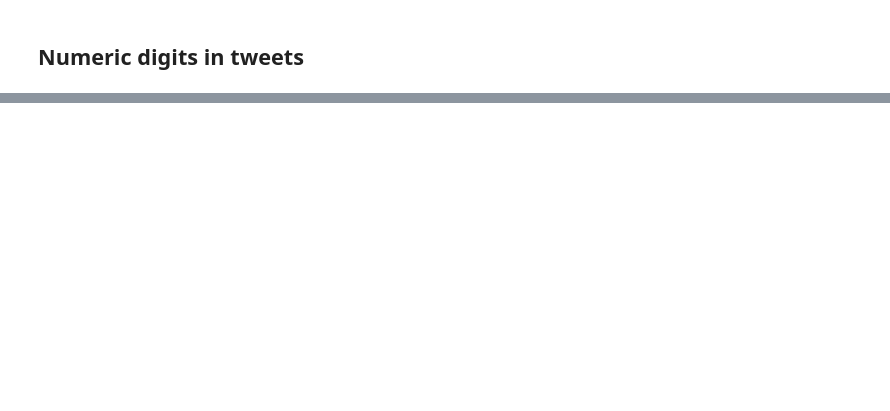
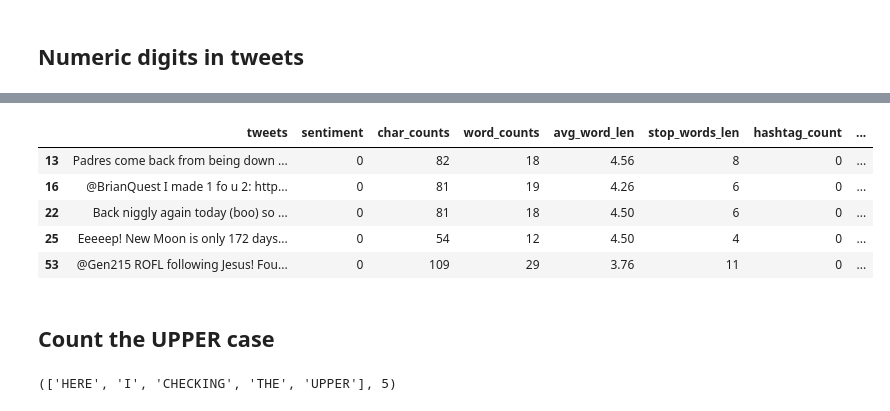
Before and after one commit to udityamerit/Natural-Language-Processing-Mastery-in-Python, a Jupyter notebook: 05 Complete Text Processing In NLP/Complete Text Processing.ipynb, the cells around one changed output, grey strips where cells are left out. Cells and saved outputs as stored; diff of their text form; code cells hidden in the pictures; blank space fills up the shorter version.

```diff
--- a/05 Complete Text Processing In NLP/Complete Text Processing.ipynb
+++ b/05 Complete Text Processing In NLP/Complete Text Processing.ipynb
@@ -136,3 +136,6 @@ df.sample(5)
 | 1990 | I FEEL SO..... REPLACED. | 0 | 21 | 4 | 5.25 | 1 | 0 | ... |
 # %% [markdown]
 ## Numeric digits in tweets
+# %%
+x = 'I want coupon code for the product ABC2345RT and XYZ43256YT. i need 20 pcs of all the items.'
+re.findall(r'\b\d+\b', x)  # this is tells you to find the only numeric digits
@@ -138,0 +144,3 @@ df.sample(5)
+# %%
+df['numeric_counts'] = df['tweets'].apply(lambda x: len(re.findall(r'\b\d+\b', x)))
+df.sample(5)
@@ -138,0 +154,17 @@ df.sample(5)
+# %%
+df[df['numeric_counts']>0].head()
+# %% [output]
+|  | tweets | sentiment | char_counts | word_counts | avg_word_len | stop_words_len | hashtag_count | ... |
+| 13 | Padres come back from being down ... | 0 | 82 | 18 | 4.56 | 8 | 0 | ... |
+| 16 | @BrianQuest I made 1 fo u 2: http... | 0 | 81 | 19 | 4.26 | 6 | 0 | ... |
+| 22 | Back niggly again today (boo) so ... | 0 | 81 | 18 | 4.50 | 6 | 0 | ... |
+| 25 | Eeeeep! New Moon is only 172 days... | 0 | 54 | 12 | 4.50 | 4 | 0 | ... |
+| 53 | @Gen215 ROFL following Jesus! Fou... | 0 | 109 | 29 | 3.76 | 11 | 0 | ... |
+# %% [markdown]
+## Count the UPPER case
+# %%
+x = 'HERE I am writing the code for CHECKING THE UPPER case words are present in the tweets data or not'
+
+[word for word in x.split() if word.isupper()], len([word for word in x.split() if word.isupper()])
+# %% [output]
+(['HERE', 'I', 'CHECKING', 'THE', 'UPPER'], 5)
```
Also changed, not shown: parts of 6 cells of this notebook.
